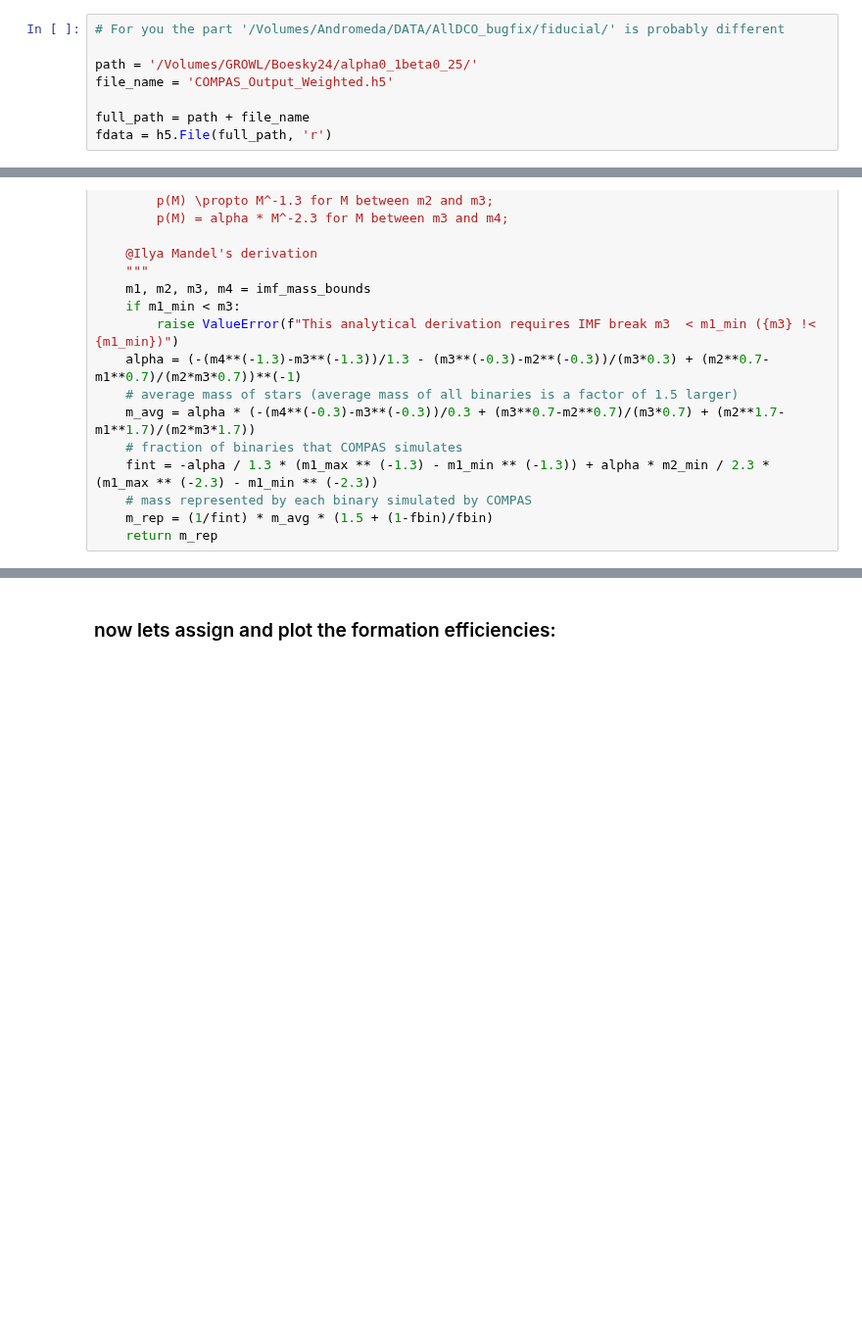
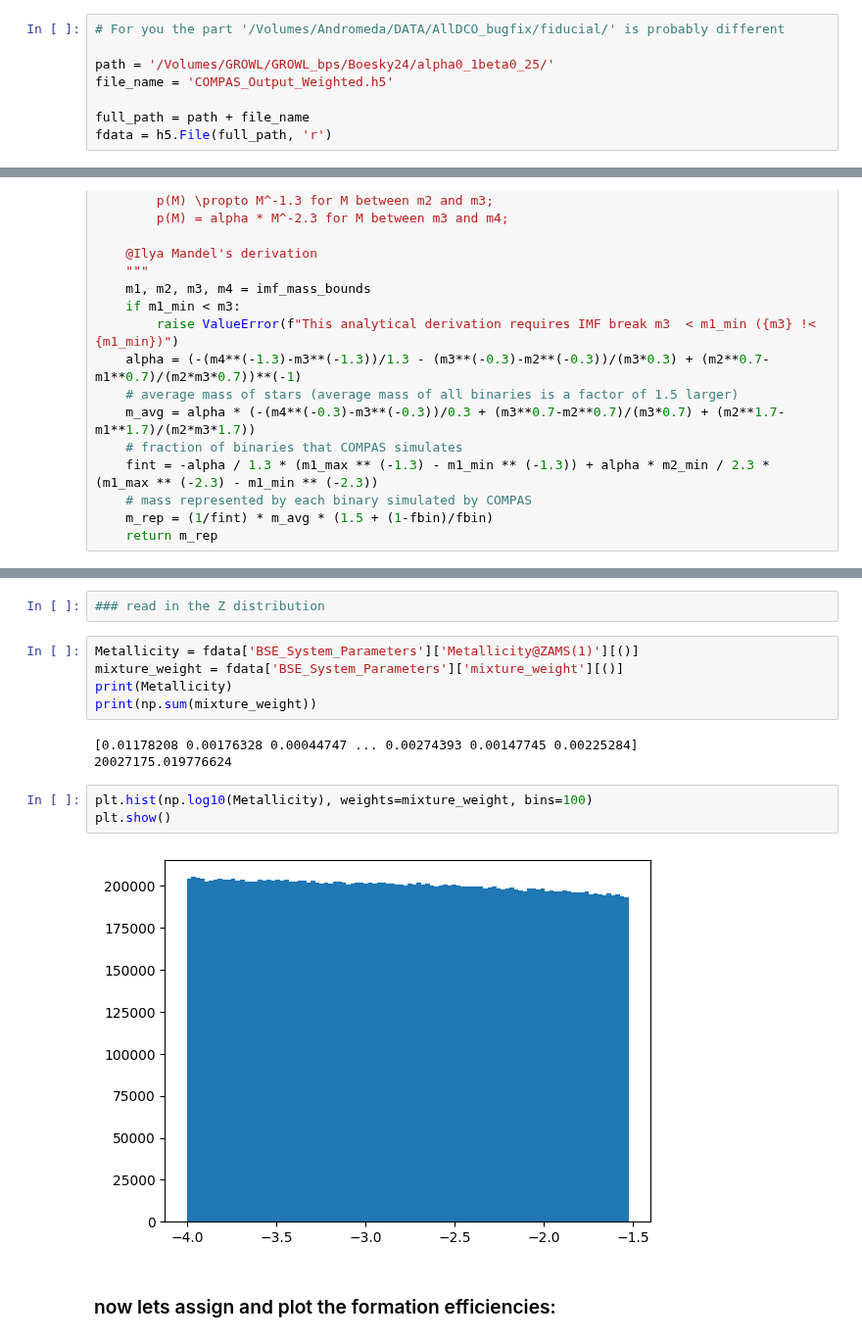
Before and after one commit to Aetherious/GROWL-catalog-public, a Jupyter notebook: CosmicIntegration/formation_efficiency_COMPAS.ipynb, the cells around one changed output, grey strips where cells are left out. Shown at 98% size. Cells and saved outputs as stored; diff of their text form; blank space fills up the shorter version.

```diff
--- a/CosmicIntegration/formation_efficiency_COMPAS.ipynb
+++ b/CosmicIntegration/formation_efficiency_COMPAS.ipynb
@@ -18,7 +23,7 @@ display(HTML("<style>.container { width:100% !important; }</style>"))
 # %%
 # For you the part '/Volumes/Andromeda/DATA/AllDCO_bugfix/fiducial/' is probably different
 
-path = '/Volumes/GROWL/Boesky24/alpha0_1beta0_25/'
+path = '/Volumes/GROWL/GROWL_bps/Boesky24/alpha0_1beta0_25/'
 file_name = 'COMPAS_Output_Weighted.h5'
 
 full_path = path + file_name
@@ -105,6 +111,21 @@ print(total_mass_evolved_compas, ' [Msun]')
 1 binary in COMPAS represents 79.11015055714887  solar masses formed
 20000000
 1582203011.1429775  [Msun]
+# %%
+### read in the Z distribution
+# %%
+Metallicity = fdata['BSE_System_Parameters']['Metallicity@ZAMS(1)'][()]
+mixture_weight = fdata['BSE_System_Parameters']['mixture_weight'][()]
+print(Metallicity)
+print(np.sum(mixture_weight))
+# %% [output]
+[0.01178208 0.00176328 0.00044747 ... 0.00274393 0.00147745 0.00225284]
+20027175.019776624
+# %%
+plt.hist(np.log10(Metallicity), weights=mixture_weight, bins=100)
+plt.show()
+# %% [output]
+[figure, added]
 # %% [markdown]
 ### now lets assign and plot the formation efficiencies:
 # %%
```
Also changed, not shown: parts of 2 cells of this notebook.
